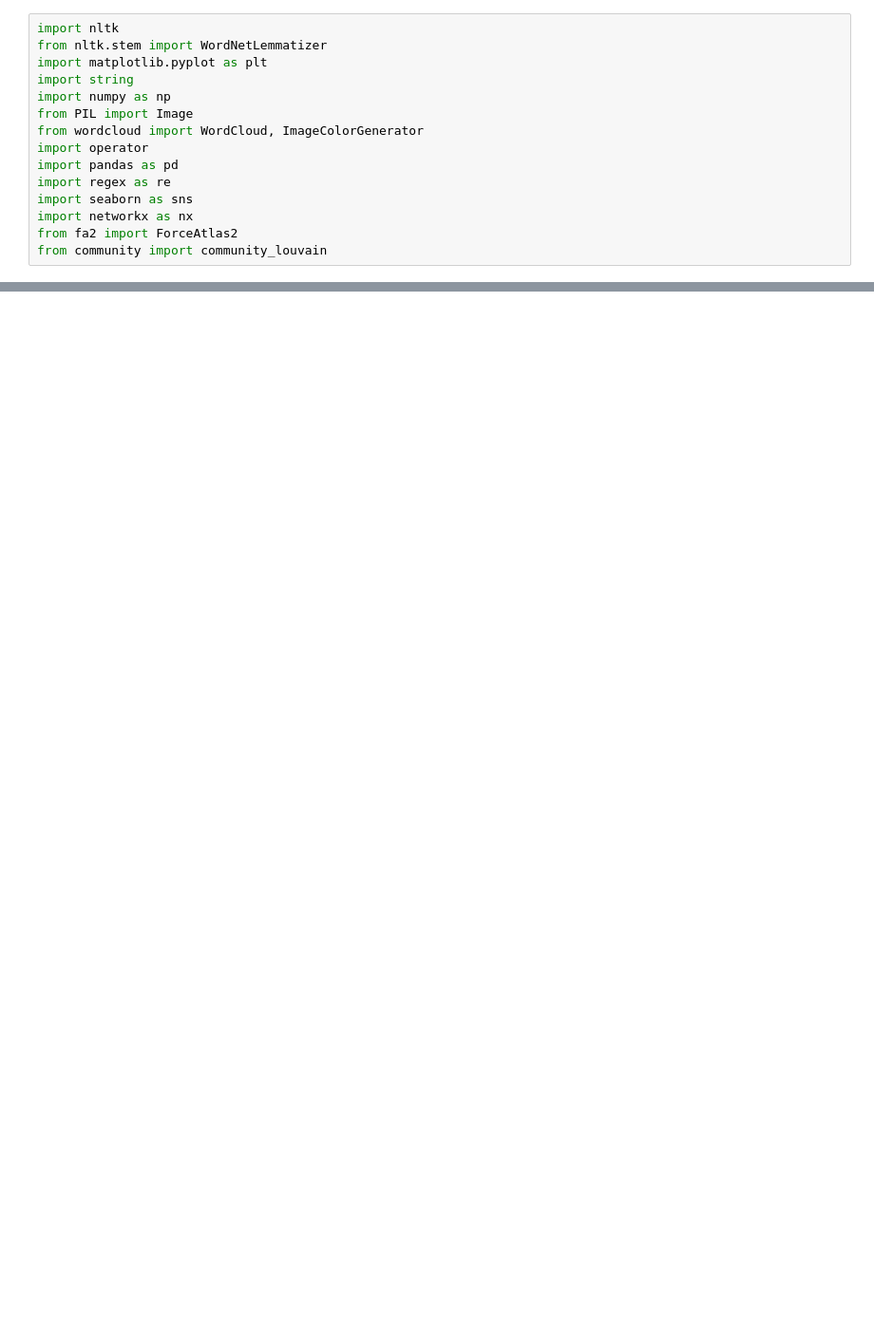
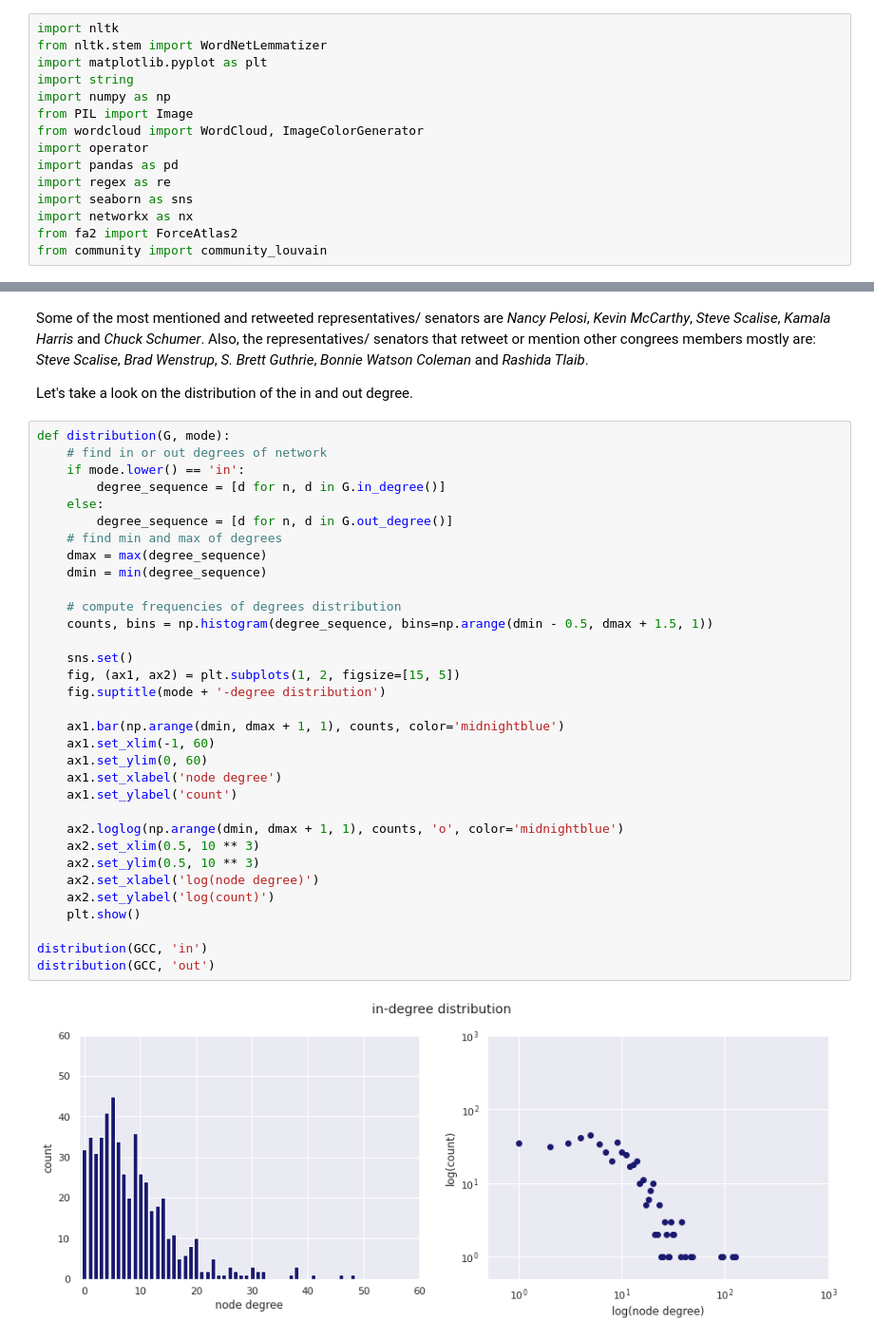
Before and after one commit to ElectraZarafeta/Social_Graphs, a Jupyter notebook: Explainer_Notebook.ipynb, the cells around one changed output, grey strips where cells are left out. Shown at 95% size. Drawn from its saved outputs; the diff is of its cells as text; blank space fills up the shorter version.

```diff
--- a/Explainer_Notebook.ipynb
+++ b/Explainer_Notebook.ipynb
@@ -45,0 +275,39 @@ https://github.com/ElectraZarafeta/Social_Graphs/blob/master/scrap.py
+# %% [markdown]
+Some of the most mentioned and retweeted representatives/ senators are *Nancy Pelosi*, *Kevin McCarthy*, *Steve Scalise*, *Kamala Harris* and *Chuck Schumer*. Also, the representatives/ senators that retweet or mention other congrees members mostly are: *Steve Scalise*, *Brad Wenstrup*, *S. Brett Guthrie*, *Bonnie Watson Coleman* and *Rashida Tlaib*.
+
+Let's take a look on the distribution of the in and out degree.
+# %%
+def distribution(G, mode):
+    # find in or out degrees of network
+    if mode.lower() == 'in':
+        degree_sequence = [d for n, d in G.in_degree()]
+    else:
+        degree_sequence = [d for n, d in G.out_degree()]
+    # find min and max of degrees
+    dmax = max(degree_sequence)
+    dmin = min(degree_sequence)
+
+    # compute frequencies of degrees distribution
+    counts, bins = np.histogram(degree_sequence, bins=np.arange(dmin - 0.5, dmax + 1.5, 1))
+
+    sns.set()
+    fig, (ax1, ax2) = plt.subplots(1, 2, figsize=[15, 5])
+    fig.suptitle(mode + '-degree distribution')
+
+    ax1.bar(np.arange(dmin, dmax + 1, 1), counts, color='midnightblue')
+    ax1.set_xlim(-1, 60)
+    ax1.set_ylim(0, 60)
+    ax1.set_xlabel('node degree')
+    ax1.set_ylabel('count')
+
+    ax2.loglog(np.arange(dmin, dmax + 1, 1), counts, 'o', color='midnightblue')
+    ax2.set_xlim(0.5, 10 ** 3)
+    ax2.set_ylim(0.5, 10 ** 3)
+    ax2.set_xlabel('log(node degree)')
+    ax2.set_ylabel('log(count)')
+    plt.show()
+
+distribution(GCC, 'in')
+distribution(GCC, 'out')
+# %% [output]
+[figure, added]
```
Also changed, not shown: parts of 24 cells of this notebook.
